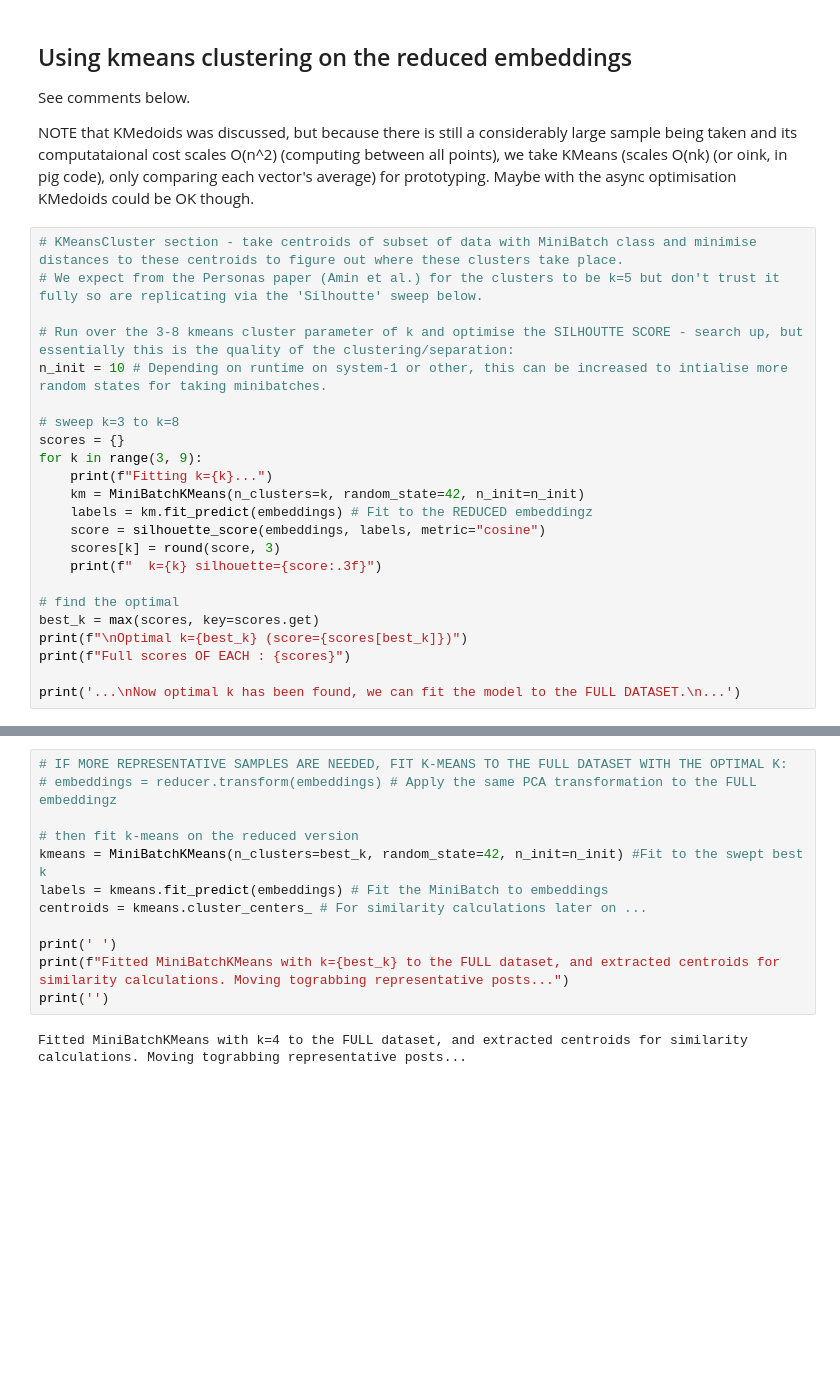
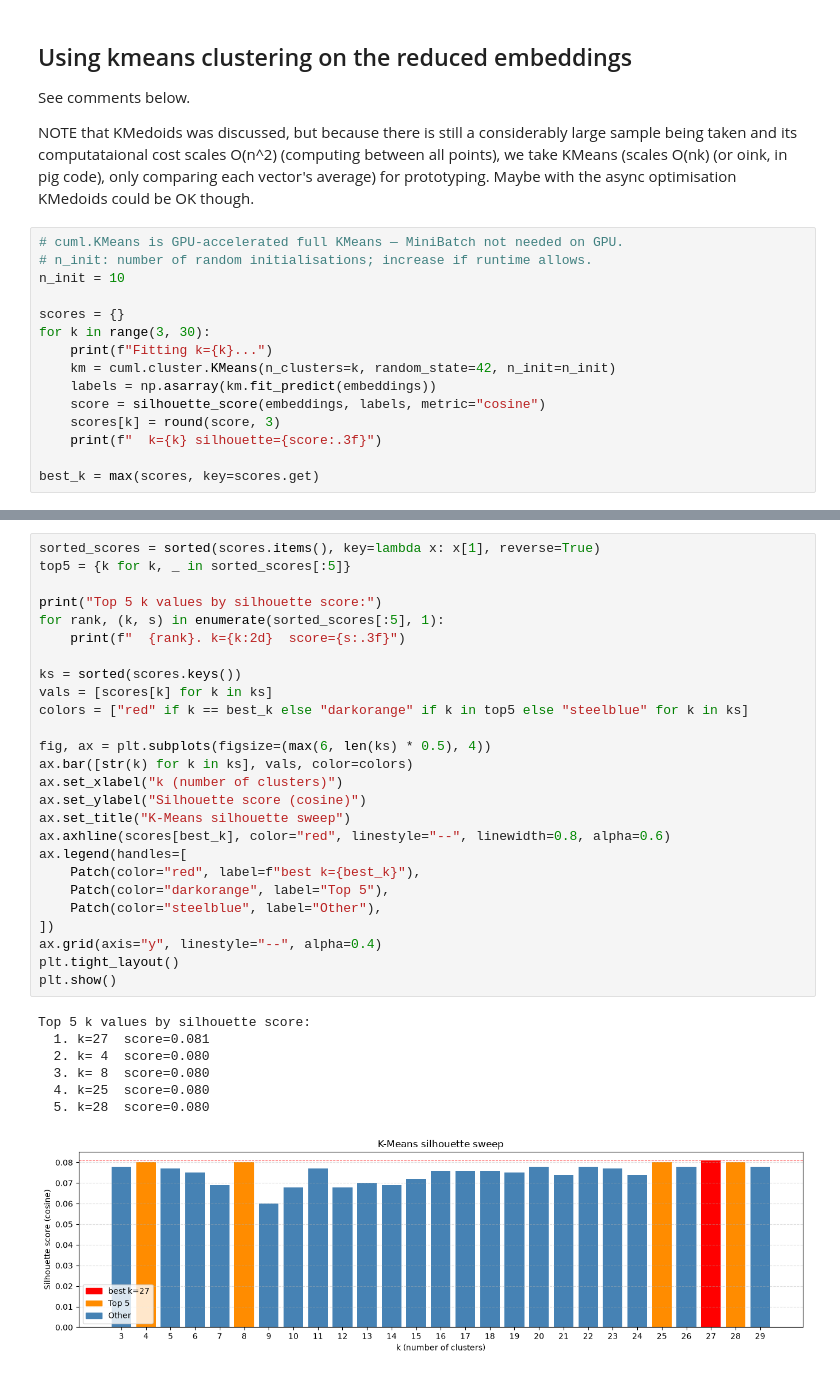
Before and after one commit to Gigascale-Labs/Pulse, a Jupyter notebook: data_load_personae.ipynb, the cells around one changed output, grey strips where cells are left out. Saved outputs shown, nothing was run; the diff lists cells and outputs as text; blank space fills up the shorter version.

```diff
--- a/data_load_personae.ipynb
+++ b/data_load_personae.ipynb
@@ -264,27 +405,19 @@ See comments below.
 
 NOTE that KMedoids was discussed, but because there is still a considerably large sample being taken and its computataional cost scales O(n^2) (computing between all points), we take KMeans (scales O(nk) (or oink, in pig code), only comparing each vector's average) for prototyping. Maybe with the async optimisation KMedoids could be OK though.
 # %%
-# KMeansCluster section - take centroids of subset of data with MiniBatch class and minimise distances to these centroids to figure out where these clusters take place.
-# We expect from the Personas paper (Amin et al.) for the clusters to be k=5 but don't trust it fully so are replicating via the 'Silhoutte' sweep below.
+# cuml.KMeans is GPU-accelerated full KMeans — MiniBatch not needed on GPU.
+# n_init: number of random initialisations; increase if runtime allows.
+n_init = 10
 
-# Run over the 3-8 kmeans cluster parameter of k and optimise the SILHOUTTE SCORE - search up, but essentially this is the quality of the clustering/separation:
-n_init = 10 # Depending on runtime on system-1 or other, this can be increased to intialise more random states for taking minibatches.
-
-# sweep k=3 to k=8
 scores = {}
-for k in range(3, 9):
+for k in range(3, 30):
     print(f"Fitting k={k}...")
-    km = MiniBatchKMeans(n_clusters=k, random_state=42, n_init=n_init)
-    labels = km.fit_predict(embeddings) # Fit to the REDUCED embeddingz
+    km = cuml.cluster.KMeans(n_clusters=k, random_state=42, n_init=n_init)
+    labels = np.asarray(km.fit_predict(embeddings))
     score = silhouette_score(embeddings, labels, metric="cosine")
     scores[k] = round(score, 3)
     print(f"  k={k} silhouette={score:.3f}")
 
-# find the optimal
 best_k = max(scores, key=scores.get)
-print(f"\nOptimal k={best_k} (score={scores[best_k]})")
-print(f"Full scores OF EACH : {scores}")
-
-print('...\nNow optimal k has been found, we can fit the model to the FULL DATASET.\n...')
 # %% [output]
 Fitting k=3...
@@ -292,17 +440,37 @@ KeyboardInterrupt:
-# %%
-# IF MORE REPRESENTATIVE SAMPLES ARE NEEDED, FIT K-MEANS TO THE FULL DATASET WITH THE OPTIMAL K:
-# embeddings = reducer.transform(embeddings) # Apply the same PCA transformation to the FULL embeddingz
-
-# then fit k-means on the reduced version
-kmeans = MiniBatchKMeans(n_clusters=best_k, random_state=42, n_init=n_init) #Fit to the swept best k
-labels = kmeans.fit_predict(embeddings) # Fit the MiniBatch to embeddings
-centroids = kmeans.cluster_centers_ # For similarity calculations later on ...
-
-print(' ')
-print(f"Fitted MiniBatchKMeans with k={best_k} to the FULL dataset, and extracted centroids for similarity calculations. Moving tograbbing representative posts...")
-print('')
-# %% [output]
-Fitted MiniBatchKMeans with k=4 to the FULL dataset, and extracted centroids for similarity calculations. Moving tograbbing representative posts...
+# %%
+sorted_scores = sorted(scores.items(), key=lambda x: x[1], reverse=True)
+top5 = {k for k, _ in sorted_scores[:5]}
+
+print("Top 5 k values by silhouette score:")
+for rank, (k, s) in enumerate(sorted_scores[:5], 1):
+    print(f"  {rank}. k={k:2d}  score={s:.3f}")
+
+ks = sorted(scores.keys())
+vals = [scores[k] for k in ks]
+colors = ["red" if k == best_k else "darkorange" if k in top5 else "steelblue" for k in ks]
+
+fig, ax = plt.subplots(figsize=(max(6, len(ks) * 0.5), 4))
+ax.bar([str(k) for k in ks], vals, color=colors)
+ax.set_xlabel("k (number of clusters)")
+ax.set_ylabel("Silhouette score (cosine)")
+ax.set_title("K-Means silhouette sweep")
+ax.axhline(scores[best_k], color="red", linestyle="--", linewidth=0.8, alpha=0.6)
+ax.legend(handles=[
+    Patch(color="red", label=f"best k={best_k}"),
+    Patch(color="darkorange", label="Top 5"),
+    Patch(color="steelblue", label="Other"),
+])
+ax.grid(axis="y", linestyle="--", alpha=0.4)
+plt.tight_layout()
+plt.show()
+# %% [output]
+Top 5 k values by silhouette score:
+  1. k=27  score=0.081
+  2. k= 4  score=0.080
+  3. k= 8  score=0.080
+  4. k=25  score=0.080
+  5. k=28  score=0.080
+[figure, added]
 # %% [markdown]
 ## Final step - retrieving posts based off similarity to cluster centroids.
 
```
Also changed, not shown: parts of 33 cells of this notebook, 2 other files.
